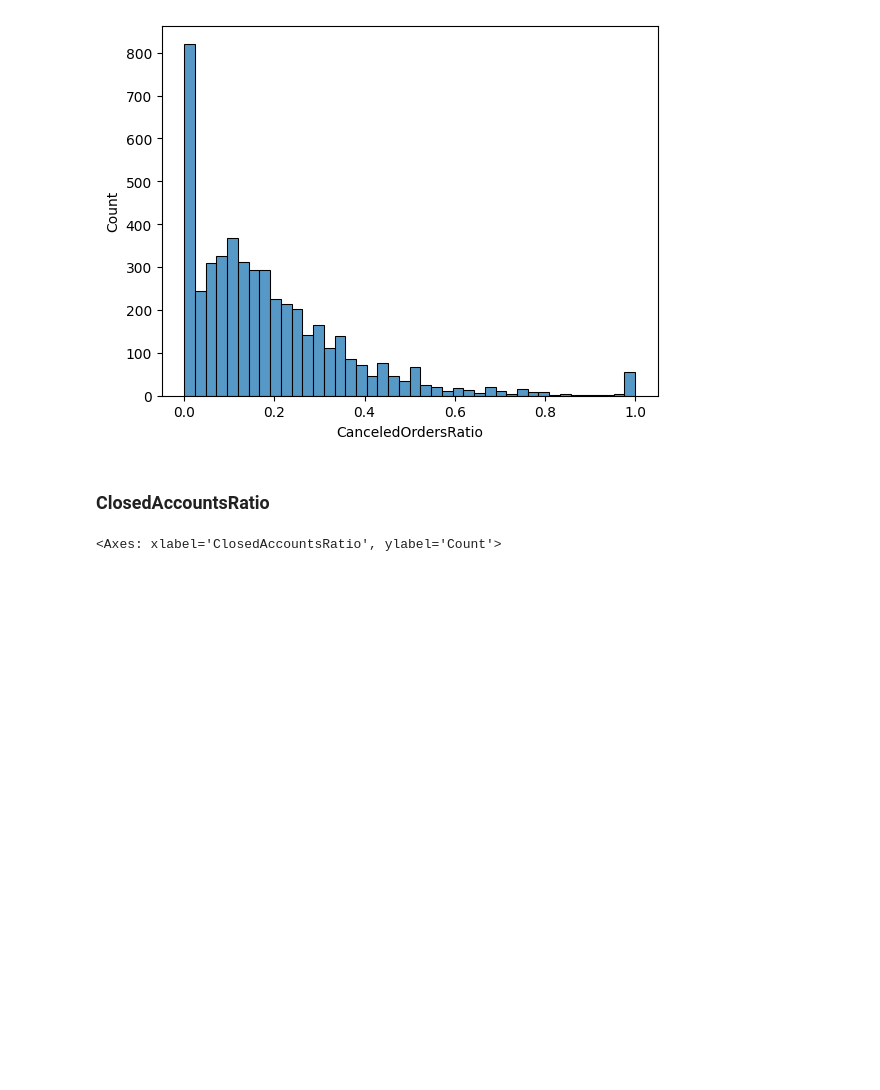
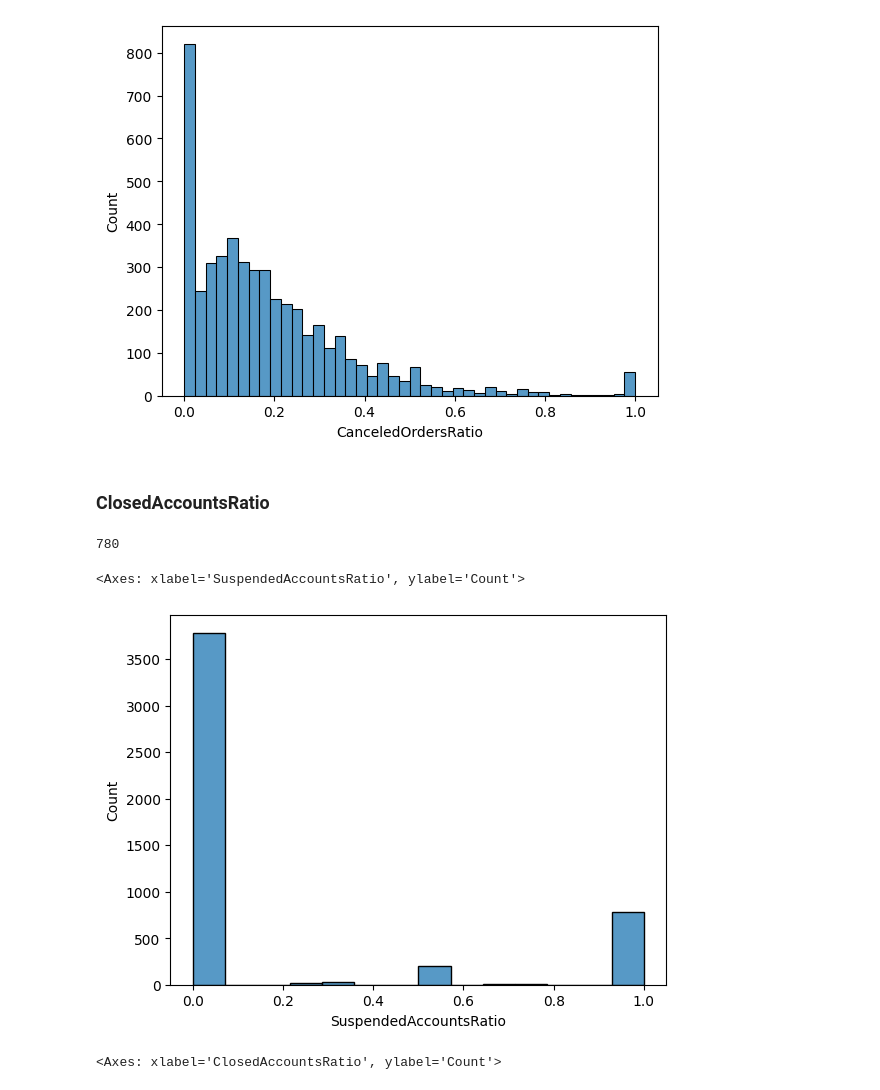
Before and after one commit to useframi1/SU-EFG, a Jupyter notebook: Scripts/data-processing-script.ipynb, the cells around one changed output. Drawn from its saved outputs; the diff is of its cells as text; code cells hidden in the pictures; blank space fills up the shorter version.

```diff
--- a/Scripts/data-processing-script.ipynb
+++ b/Scripts/data-processing-script.ipynb
@@ -811,6 +811,15 @@ def bin_CanceledOrdersRatio(value):
 df["CanceledOrdersRatio"] = df["CanceledOrdersRatio"].apply(bin_CanceledOrdersRatio)
 # %% [markdown]
 ### ClosedAccountsRatio
+# %%
+len(df[df["SuspendedAccountsRatio"] == 1])
+# %% [output]
+780
+# %%
+sns.histplot(data=df, x="SuspendedAccountsRatio", log_scale=False)
+# %% [output]
+<Axes: xlabel='SuspendedAccountsRatio', ylabel='Count'>
+[figure, added]
 # %%
 sns.histplot(data=df, x="ClosedAccountsRatio", log_scale=False)
 # %% [output]
```
Also changed, not shown: parts of 2 cells of this notebook.
